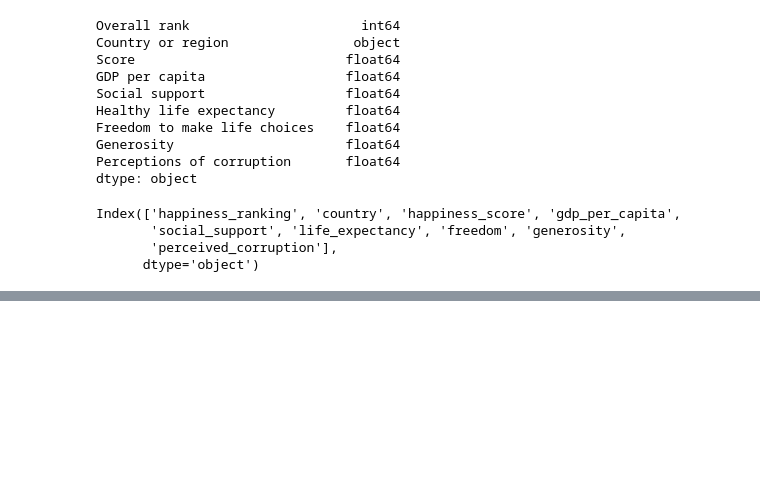
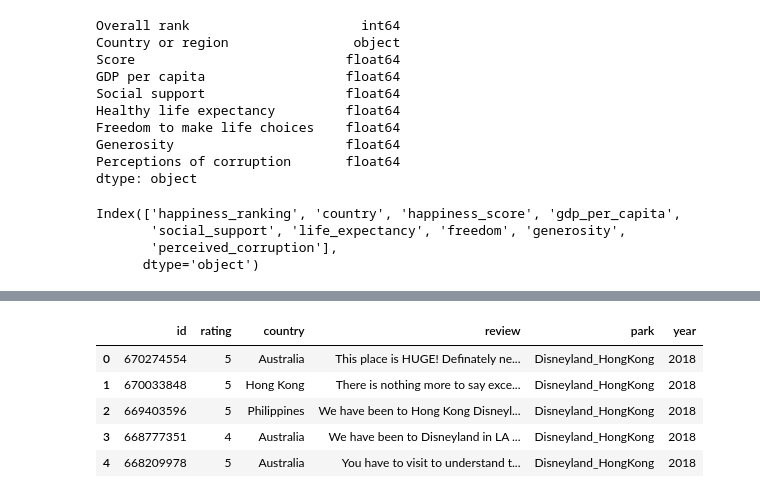
Before and after one commit to SANAJESS/HappinessAtDisney, a Jupyter notebook: Disney Happiness.ipynb, the cells around one changed output, grey strips where cells are left out. Drawn from its saved outputs; the diff is of its cells as text; code cells hidden in the pictures; blank space fills up the shorter version.

```diff
--- a/Disney Happiness.ipynb
+++ b/Disney Happiness.ipynb
@@ -212,0 +194,9 @@ happiness.head()
+# %%
+pd.read_sql_query('select * from disney', con=engine).head()
+# %% [output]
+|  | id | rating | country | review | park | year |
+| 0 | 670274554 | 5 | Australia | This place is HUGE! Definately ne... | Disneyland_HongKong | 2018 |
+| 1 | 670033848 | 5 | Hong Kong | There is nothing more to say exce... | Disneyland_HongKong | 2018 |
+| 2 | 669403596 | 5 | Philippines | We have been to Hong Kong Disneyl... | Disneyland_HongKong | 2018 |
+| 3 | 668777351 | 4 | Australia | We have been to Disneyland in LA ... | Disneyland_HongKong | 2018 |
+| 4 | 668209978 | 5 | Australia | You have to visit to understand t... | Disneyland_HongKong | 2018 |
```
Also changed, not shown: parts of 27 cells of this notebook.
